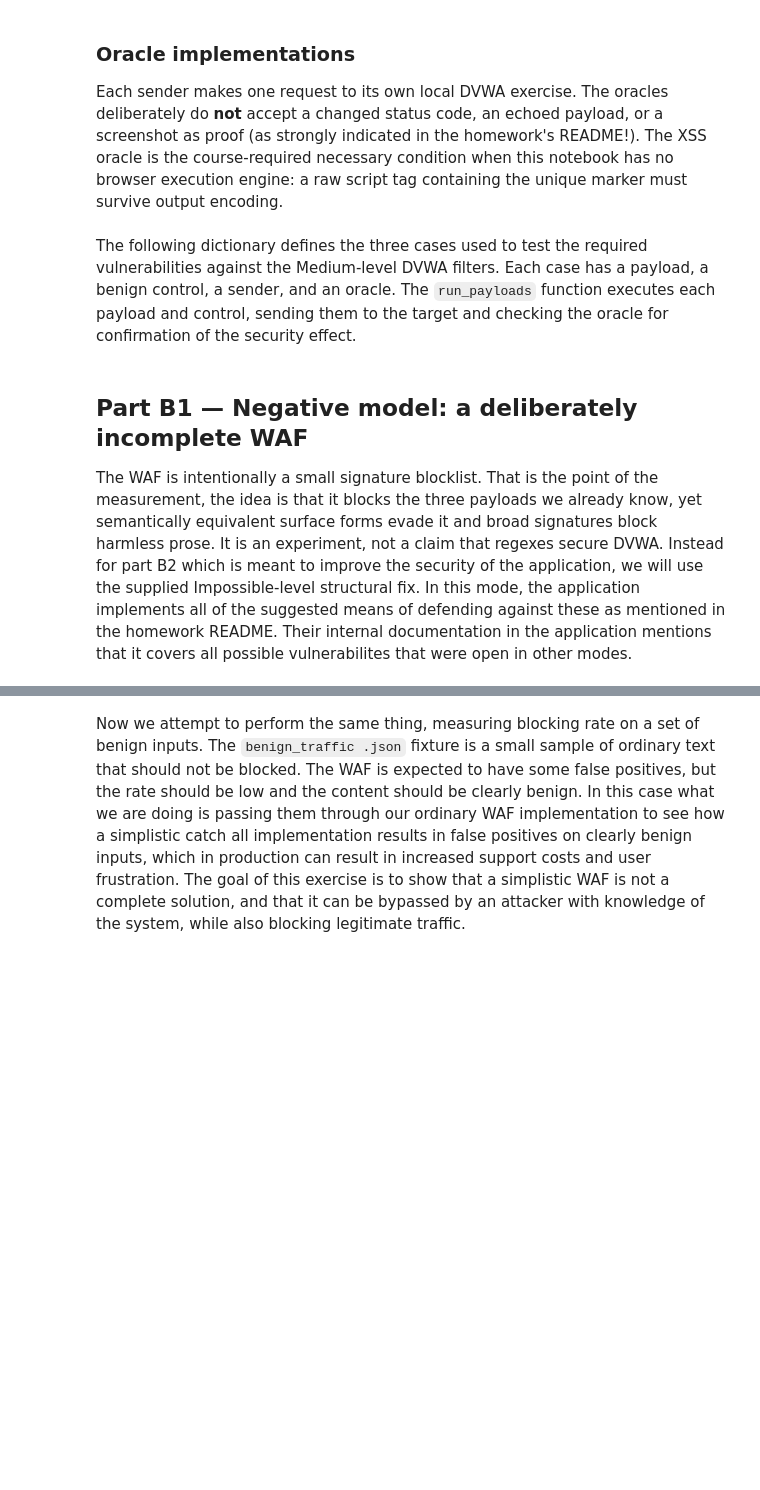
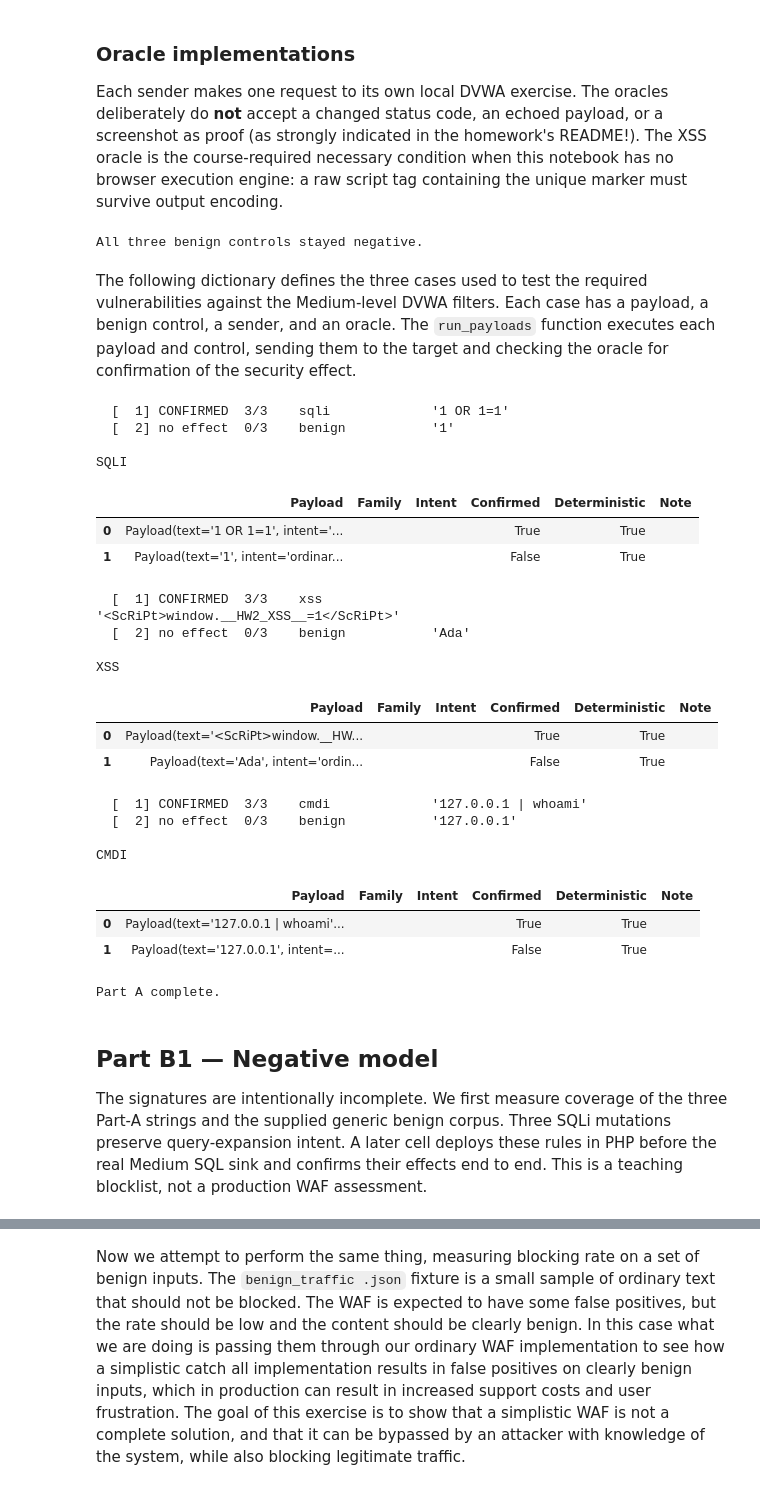
Before and after one commit to Volv1t3/cmp-5006E-fall26, a Jupyter notebook: homework/hw2/tulcan/hw2_web_attack_defend.ipynb, the cells around one changed output, grey strips where cells are left out. Saved outputs shown, nothing was run; the diff lists cells and outputs as text; code cells hidden in the pictures; blank space fills up the shorter version.

Commit message:
HW2: complete DVWA evidence and English submission reports

```diff
--- a/homework/hw2/tulcan/hw2_web_attack_defend.ipynb
+++ b/homework/hw2/tulcan/hw2_web_attack_defend.ipynb
@@ -52,7 +45,7 @@ if str(course_root) not in sys.path:
 
 from seclab.attack import Payload, print_summary, run_payloads as course_run_payloads
 
-DVWA_BASE = os.environ.get('DVWA_BASE', 'http://127.0.0.1:60281').rstrip('/')
+DVWA_BASE = os.environ.get('DVWA_BASE', 'http://127.0.0.1:4280').rstrip('/')
 host = urlparse(DVWA_BASE).hostname
 assert host in {'127.0.0.1', 'localhost'}, f'Refusing a non-local target: {DVWA_BASE}'
 DVWA_USERNAME = os.environ.get('DVWA_USERNAME', 'admin')
@@ -125,5 +120,6 @@ class DVWAClient:
 
 client = DVWAClient(DVWA_BASE)
 client.login(DVWA_USERNAME, DVWA_PASSWORD)
+client.set_security('medium')
 assert client.security_level() == 'medium', 'Set DVWA Security to Medium before Part A.'
 print('Logged in; DVWA Security Level = Medium')
@@ -181,6 +179,8 @@ assert not sqli_oracle(Payload('1'), send_sqli('1'))[0]
 assert not xss_script_oracle(Payload('Ada'), send_xss('Ada'))[0]
 assert not cmdi_oracle(Payload('127.0.0.1'), send_cmdi('127.0.0.1'))[0]
 print('All three benign controls stayed negative.')
+# %% [output]
+All three benign controls stayed negative.
 # %% [markdown]
 The following dictionary defines the three cases used to test the required vulnerabilities against the Medium-level
 DVWA filters. Each case has a payload, a benign control, a sender, and an oracle. The `run_payloads` function executes each payload and control, sending them to the target and checking the oracle for confirmation of the security effect.
@@ -216,43 +216,70 @@ for name, case in PART_A.items():
         trials=3,
         progress=True
     )
 
     assert findings[0].confirmed and findings[0].deterministic, \
         f'{name} was not reproducibly confirmed'
 
     assert not findings[1].confirmed, \
         f'{name} oracle falsely confirmed its benign control'
 
     part_a_results[name] = findings
 
     # Build dataframe for notebook display
     rows = []
     for f in findings:
         rows.append({
             "Payload": getattr(f, "payload", ""),
             "Family": getattr(f, "family", ""),
             "Intent": getattr(f, "intent", ""),
             "Confirmed": getattr(f, "confirmed", False),
             "Deterministic": getattr(f, "deterministic", False),
             "Note": getattr(f, "note", "")
         })
 
     df = pd.DataFrame(rows)
 
     print(f"\n{name.upper()}")
     display(df)
 
 print("Part A complete.")
+
+# Export current evidence separately from the original archived execution.
+import csv
+with (Path.cwd() / 'attack' / 'results.csv').open('w', newline='', encoding='utf-8') as handle:
+    writer = csv.writer(handle)
+    writer.writerow(['class', 'payload', 'successes', 'trials', 'evidence', 'error'])
+    for family, findings in part_a_results.items():
+        for finding in findings:
+            writer.writerow([family, finding.payload.text, finding.successes,
+                             finding.trials, finding.evidence, finding.error or ''])
+# %% [output]
+  [  1] CONFIRMED  3/3    sqli             '1 OR 1=1'
+  [  2] no effect  0/3    benign           '1'
+
+SQLI
+|  | Payload | Family | Intent | Confirmed | Deterministic | Note |
+| 0 | Payload(text='1 OR 1=1', intent='... |  |  | True | True |  |
+| 1 | Payload(text='1', intent='ordinar... |  |  | False | True |  |
+  [  1] CONFIRMED  3/3    xss              '<ScRiPt>window.__HW2_XSS__=1</ScRiPt>'
+  [  2] no effect  0/3    benign           'Ada'
+
+XSS
+|  | Payload | Family | Intent | Confirmed | Deterministic | Note |
+| 0 | Payload(text='<ScRiPt>window.__HW... |  |  | True | True |  |
+| 1 | Payload(text='Ada', intent='ordin... |  |  | False | True |  |
+  [  1] CONFIRMED  3/3    cmdi             '127.0.0.1 | whoami'
+  [  2] no effect  0/3    benign           '127.0.0.1'
+
+CMDI
+|  | Payload | Family | Intent | Confirmed | Deterministic | Note |
+| 0 | Payload(text='127.0.0.1 | whoami'... |  |  | True | True |  |
+| 1 | Payload(text='127.0.0.1', intent=... |  |  | False | True |  |
+Part A complete.
 # %% [markdown]
-## Part B1 — Negative model: a deliberately incomplete WAF
+## Part B1 — Negative model
 
-The WAF is intentionally a small signature blocklist. That is the point of the measurement, the idea is that it blocks
-the three payloads we already know, yet semantically equivalent surface forms evade it and broad signatures block
-harmless prose. It is an experiment, not a claim that regexes secure DVWA. Instead for part B2 which is meant to
-improve the security of the application, we will use the supplied Impossible-level structural fix. In this mode, the
-application implements all of the suggested means of defending against these as mentioned in the homework README.
-Their internal documentation in the application mentions that it covers all possible vulnerabilites that were open in
- other modes.
+The signatures are intentionally incomplete. We first measure coverage of the three Part-A strings and the supplied generic benign corpus. Three SQLi mutations preserve query-expansion intent. A later cell deploys these rules in PHP before the real Medium SQL sink and confirms their effects end to end. This is a teaching blocklist, not a production WAF assessment.
 # %%
 #? This is the to be ran set of WAF rules that will be used to block attacks, notice how for example the SQL comment
 # obfuscation bypass is not blocked by this WAF. as it only looks for standard space patterns. Union select blocks
```
Also changed, not shown: parts of 27 cells of this notebook, 40 other files.
